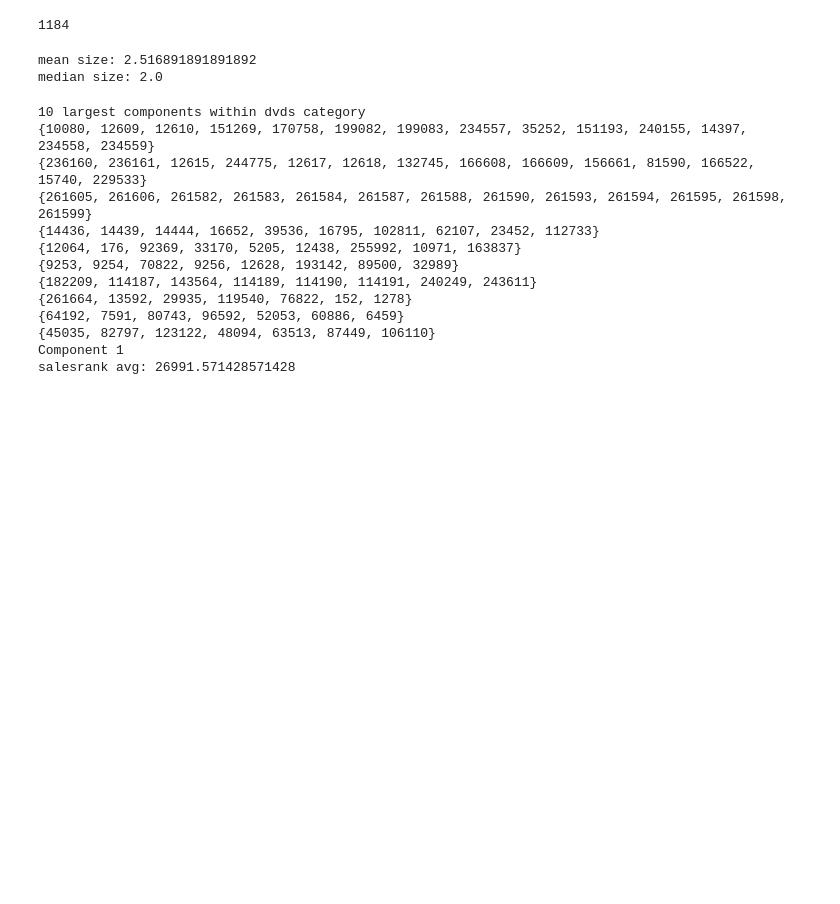
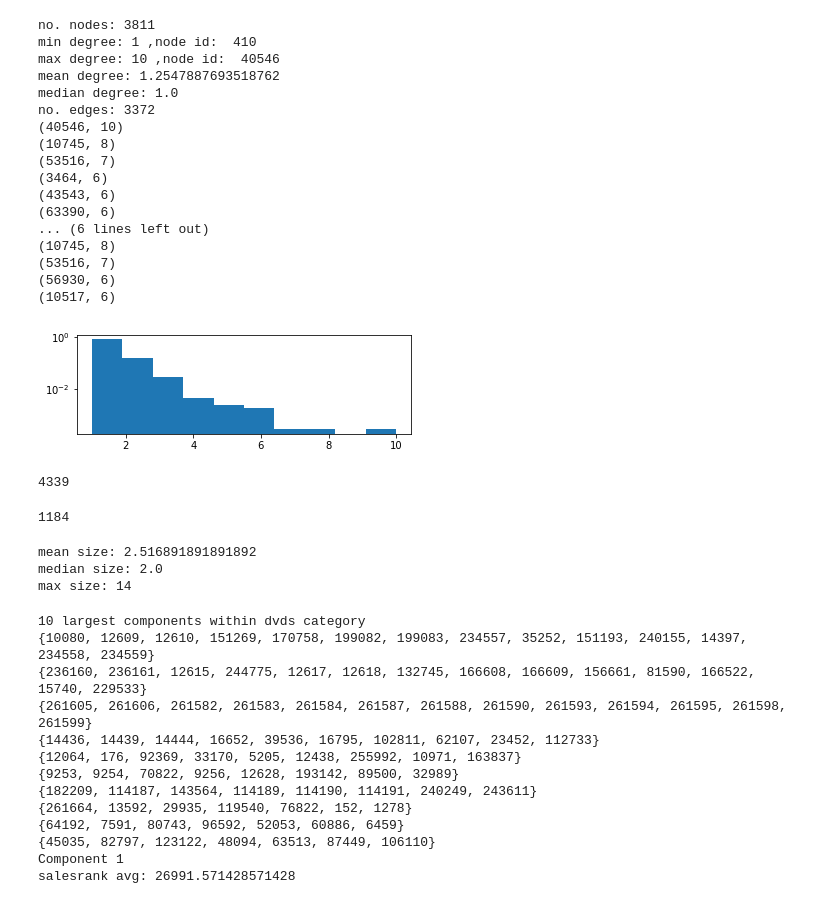
Before and after one commit to christinecho/Amazon-Copurchasing-Network, a Jupyter notebook: testing.ipynb, the cells around one changed output. Saved outputs shown, nothing was run; the diff lists cells and outputs as text; code cells hidden in the pictures; blank space fills up the shorter version.

```diff
--- a/testing.ipynb
+++ b/testing.ipynb
@@ -216,3 +129,37 @@ p = nx.shortest_path(g_dvds)
+# %%
+nodes = get_degree(g_videos)
+print("no. edges:", len(videos_cops.index))
+nodes.sort(key=lambda x: -x[1])
+for node in nodes[:10]:
+    print(node)
+
+print("nodes that have high degree when combined groups")
+for node in nodes:
+    if node[0] in top_deg:
+        print(node)
+# %% [output]
+no. nodes: 3811
+min degree: 1 ,node id:  410
+max degree: 10 ,node id:  40546
+mean degree: 1.2547887693518762
+median degree: 1.0
+no. edges: 3372
+(40546, 10)
+(10745, 8)
+(53516, 7)
+(3464, 6)
+(43543, 6)
+(63390, 6)
+... (6 lines left out)
+(10745, 8)
+(53516, 7)
+(56930, 6)
+(10517, 6)
+[figure, added]
+# %%
+10754 - 3372 - 3043
+# %% [output]
+4339
 # %%
 nx.number_connected_components(g_dvds)
 # %% [output]
@@ -226,9 +173,11 @@ for i in c:
     sizes.append(len(i))
 print("mean size:", np.mean(sizes))
 print("median size:", np.median(sizes))
+print("max size:", np.max(sizes))
 # %% [output]
 mean size: 2.516891891891892
 median size: 2.0
+max size: 14
 # %%
 components.sort(key=lambda x:-len(x))
 print("10 largest components within dvds category")
```
Also changed, not shown: parts of 12 cells of this notebook.
